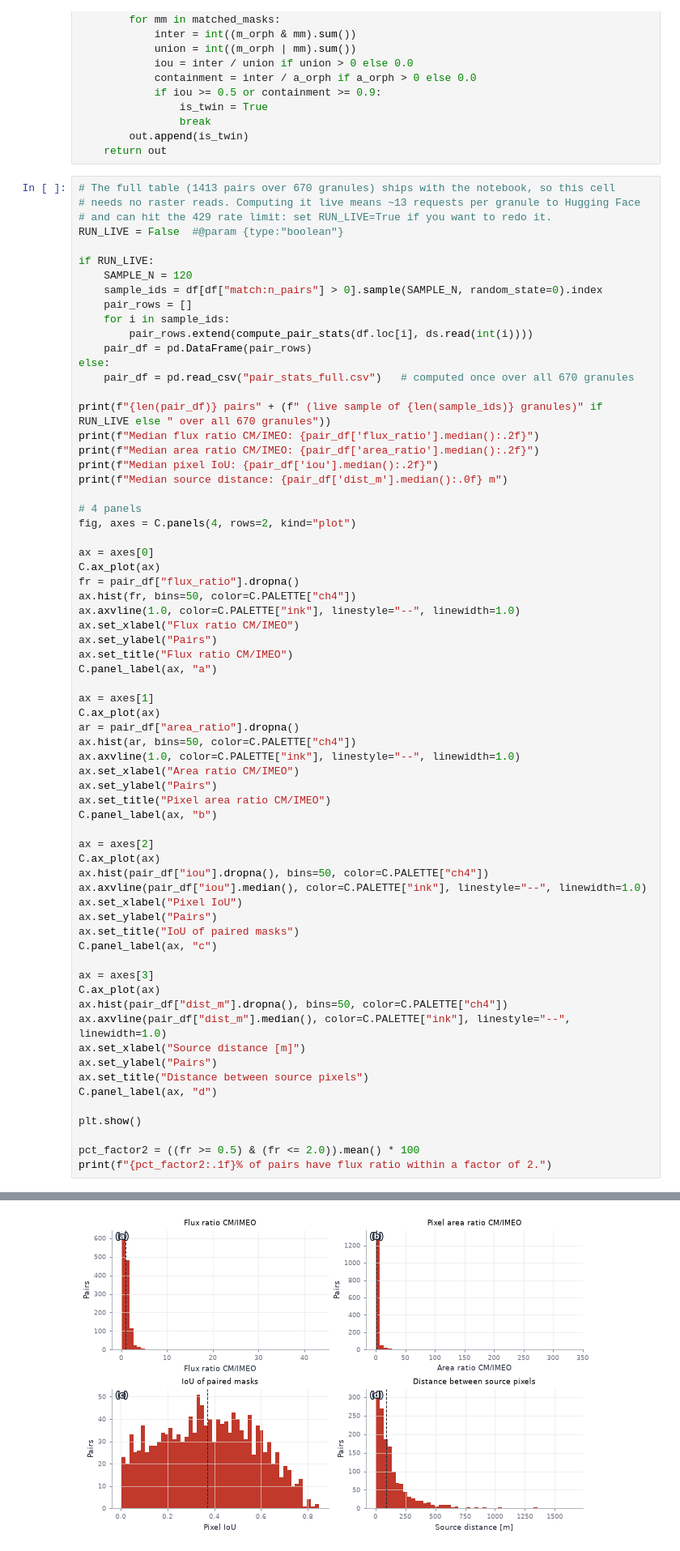
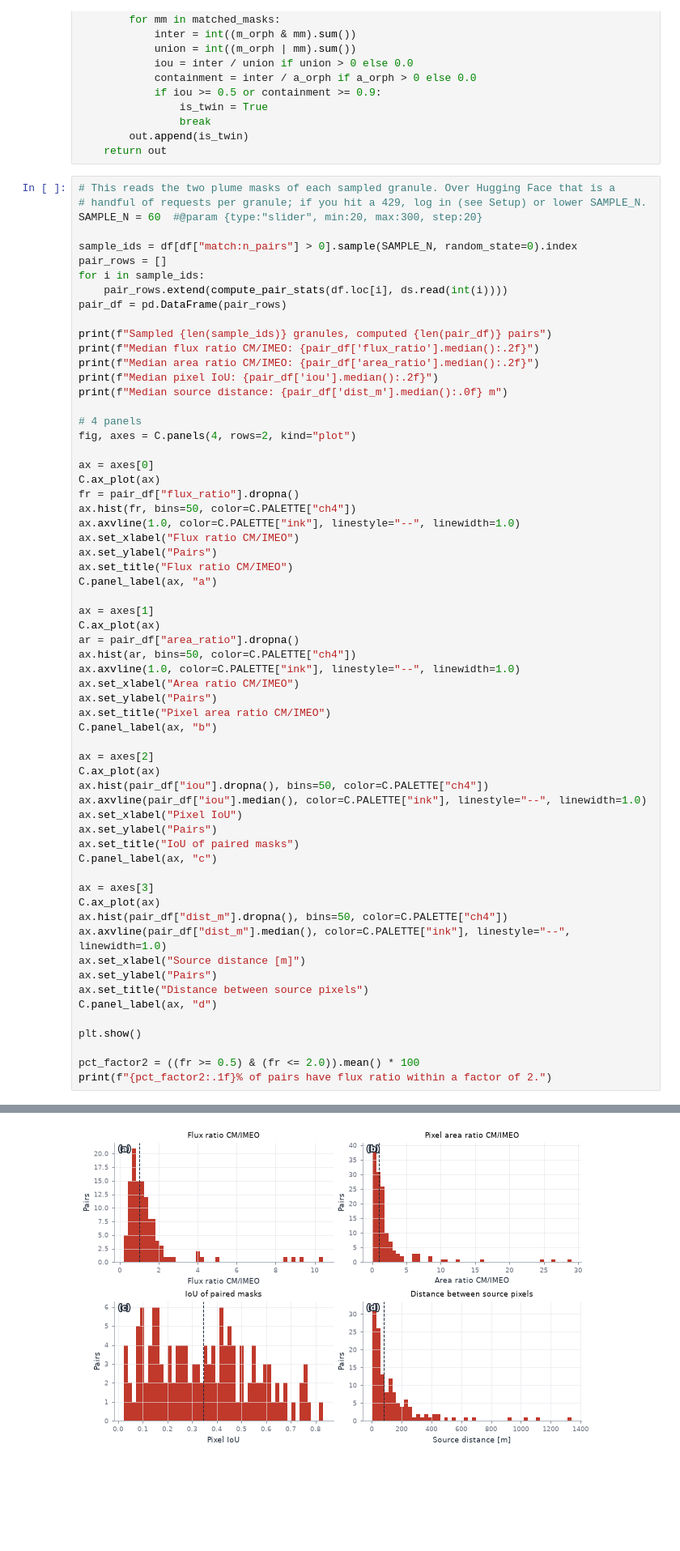
Before and after one commit to IPL-UV/taco-methaneset, a Jupyter notebook: methaneset-codes/notebooks/03_emit.ipynb, the cells around one changed output, grey strips where cells are left out. Shown at 81% size. Drawn from its saved outputs; the diff is of its cells as text; blank space fills up the shorter version.

Commit message:
Stay on the live catalog: frugal GDAL reads (no sidecar probing) instead of a shipped table

```diff
--- a/methaneset-codes/notebooks/03_emit.ipynb
+++ b/methaneset-codes/notebooks/03_emit.ipynb
@@ -560,22 +560,17 @@ def classify_cm_orphans(row, sample):
         out.append(is_twin)
     return out
 # %%
-# The full table (1413 pairs over 670 granules) ships with the notebook, so this cell
-# needs no raster reads. Computing it live means ~13 requests per granule to Hugging Face
-# and can hit the 429 rate limit: set RUN_LIVE=True if you want to redo it.
-RUN_LIVE = False  #@param {type:"boolean"}
+# This reads the two plume masks of each sampled granule. Over Hugging Face that is a
+# handful of requests per granule; if you hit a 429, log in (see Setup) or lower SAMPLE_N.
+SAMPLE_N = 60  #@param {type:"slider", min:20, max:300, step:20}
 
-if RUN_LIVE:
-    SAMPLE_N = 120
-    sample_ids = df[df["match:n_pairs"] > 0].sample(SAMPLE_N, random_state=0).index
-    pair_rows = []
-    for i in sample_ids:
-        pair_rows.extend(compute_pair_stats(df.loc[i], ds.read(int(i))))
-    pair_df = pd.DataFrame(pair_rows)
-else:
-    pair_df = pd.read_csv("pair_stats_full.csv")   # computed once over all 670 granules
+sample_ids = df[df["match:n_pairs"] > 0].sample(SAMPLE_N, random_state=0).index
+pair_rows = []
+for i in sample_ids:
+    pair_rows.extend(compute_pair_stats(df.loc[i], ds.read(int(i))))
+pair_df = pd.DataFrame(pair_rows)
 
-print(f"{len(pair_df)} pairs" + (f" (live sample of {len(sample_ids)} granules)" if RUN_LIVE else " over all 670 granules"))
+print(f"Sampled {len(sample_ids)} granules, computed {len(pair_df)} pairs")
 print(f"Median flux ratio CM/IMEO: {pair_df['flux_ratio'].median():.2f}")
 print(f"Median area ratio CM/IMEO: {pair_df['area_ratio'].median():.2f}")
 print(f"Median pixel IoU: {pair_df['iou'].median():.2f}")
@@ -635 +630 @@ Median source distance: 89 m
-[figure, old version]
+[figure, new version]
```
Also changed, not shown: parts of 2 cells of this notebook, 2 other files.
